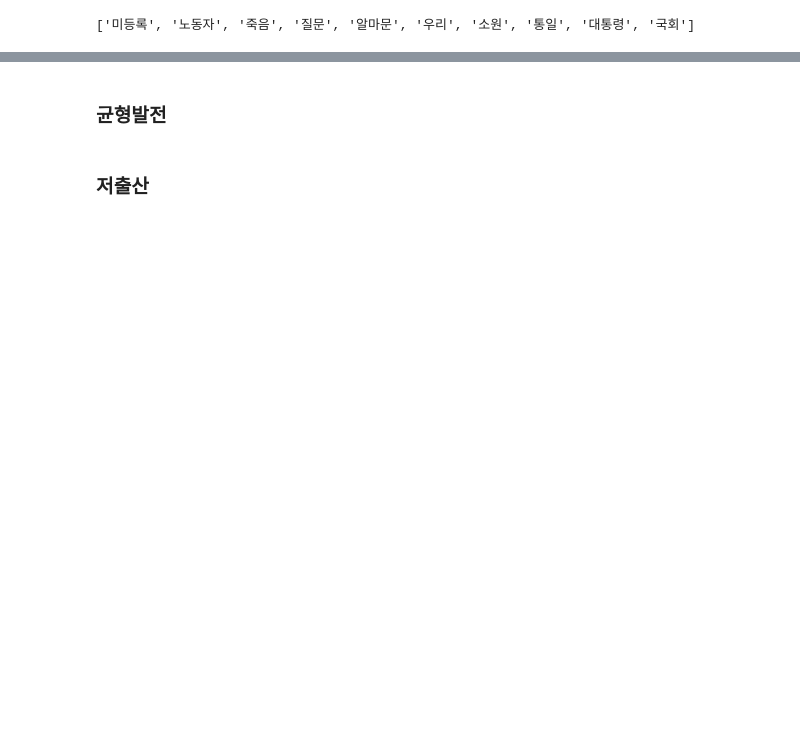
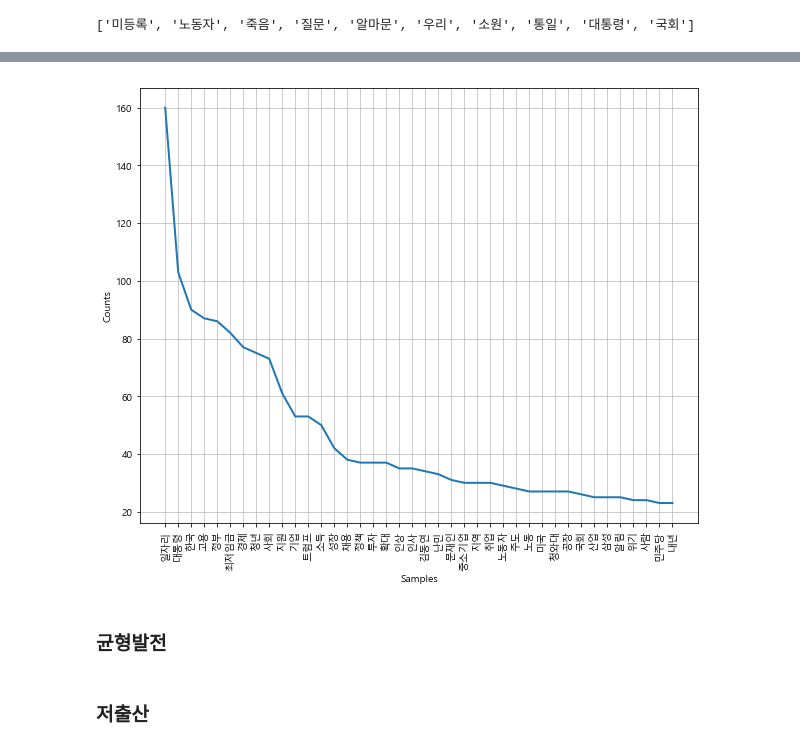
Before and after one commit to bigpycraft/iitp18-multicampus, a Jupyter notebook: test-py11/IITP18_Team_4/장정호(한겨레)/4팀_장정호_02_한겨레 키워드 형태소 분석.ipynb, the cells around one changed output, grey strips where cells are left out. Saved outputs shown, nothing was run; the diff lists cells and outputs as text; code cells hidden in the pictures; blank space fills up the shorter version.

```diff
--- a/test-py11/IITP18_Team_4/장정호(한겨레)/4팀_장정호_02_한겨레 키워드 형태소 분석.ipynb
+++ b/test-py11/IITP18_Team_4/장정호(한겨레)/4팀_장정호_02_한겨레 키워드 형태소 분석.ipynb
@@ -401,7 +413,9 @@ job_nouns.collocations(window_size=2)
 # %%
 plt.figure(figsize=(10,8))
-job_nouns.plot(50)
+job_nouns.plot(40)
 plt.show()
+# %% [output]
+[figure, added]
 # %% [markdown]
 ### 균형발전
 # %%
```
Also changed, not shown: parts of 14 cells of this notebook, 36 other files.
